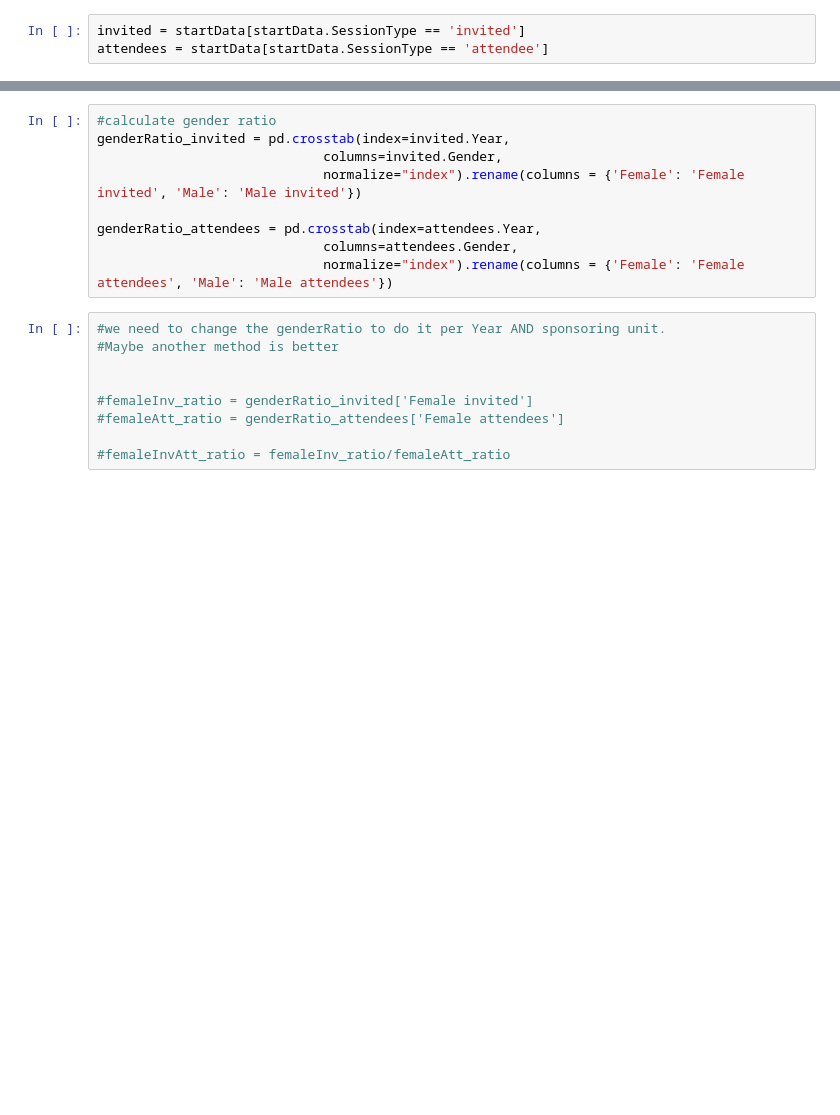
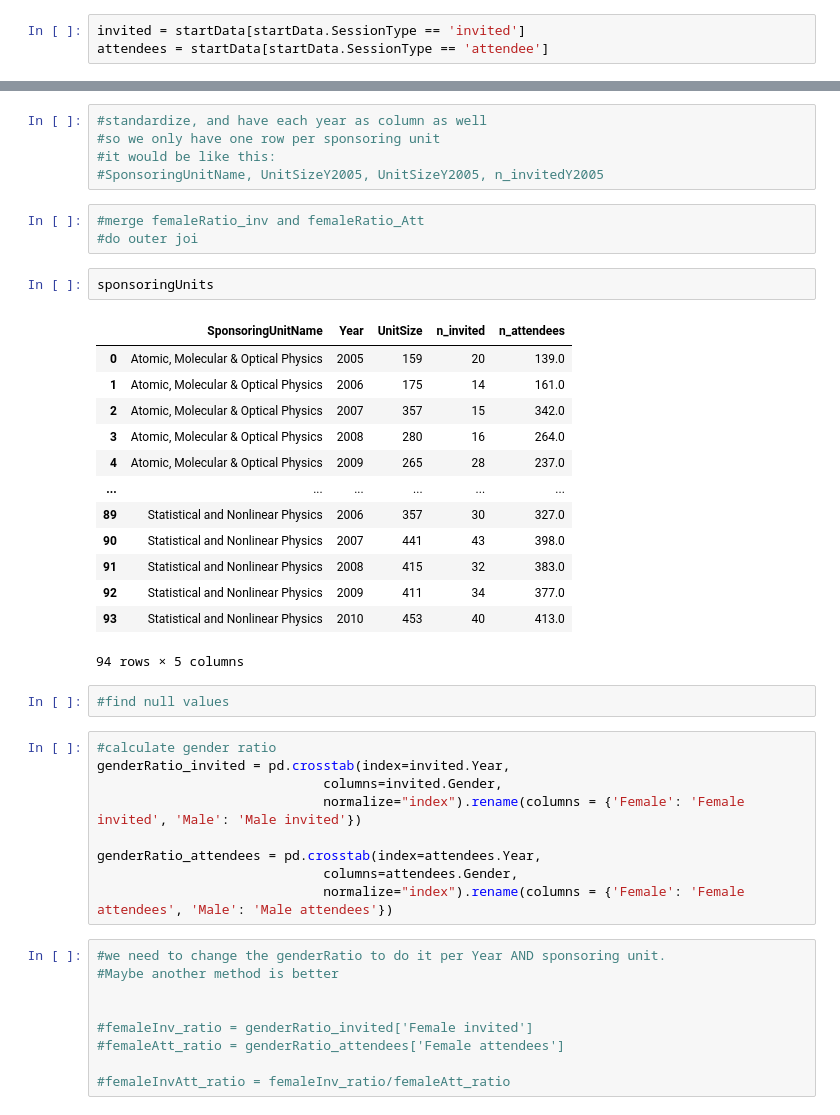
Before and after one commit to EllenWM/Evolution-of-Gender-Diversity-in-Physics-Conferences, a Jupyter notebook: interventionImpact.ipynb, the cells around one changed output, grey strips where cells are left out. Saved outputs shown, nothing was run; the diff lists cells and outputs as text; blank space fills up the shorter version.

```diff
--- a/interventionImpact.ipynb
+++ b/interventionImpact.ipynb
@@ -21,3 +69,29 @@ attendeesPerYear = attendees.groupby(['SponsoringUnitName', 'Year']).count()['Se
+# %%
+#standardize, and have each year as column as well
+#so we only have one row per sponsoring unit
+#it would be like this:
+#SponsoringUnitName, UnitSizeY2005, UnitSizeY2005, n_invitedY2005
+# %%
+#merge femaleRatio_inv and femaleRatio_Att
+#do outer joi
+# %%
+sponsoringUnits
+# %% [output]
+|  | SponsoringUnitName | Year | UnitSize | n_invited | n_attendees |
+| 0 | Atomic, Molecular & Optical Physics | 2005 | 159 | 20 | 139.0 |
+| 1 | Atomic, Molecular & Optical Physics | 2006 | 175 | 14 | 161.0 |
+| 2 | Atomic, Molecular & Optical Physics | 2007 | 357 | 15 | 342.0 |
+| 3 | Atomic, Molecular & Optical Physics | 2008 | 280 | 16 | 264.0 |
+| 4 | Atomic, Molecular & Optical Physics | 2009 | 265 | 28 | 237.0 |
+| ... | ... | ... | ... | ... | ... |
+| 89 | Statistical and Nonlinear Physics | 2006 | 357 | 30 | 327.0 |
+| 90 | Statistical and Nonlinear Physics | 2007 | 441 | 43 | 398.0 |
+| 91 | Statistical and Nonlinear Physics | 2008 | 415 | 32 | 383.0 |
+| 92 | Statistical and Nonlinear Physics | 2009 | 411 | 34 | 377.0 |
+| 93 | Statistical and Nonlinear Physics | 2010 | 453 | 40 | 413.0 |
+94 rows × 5 columns
+# %%
+#find null values
 # %%
 #calculate gender ratio
 genderRatio_invited = pd.crosstab(index=invited.Year,
```
Also changed, not shown: parts of 6 cells of this notebook.
